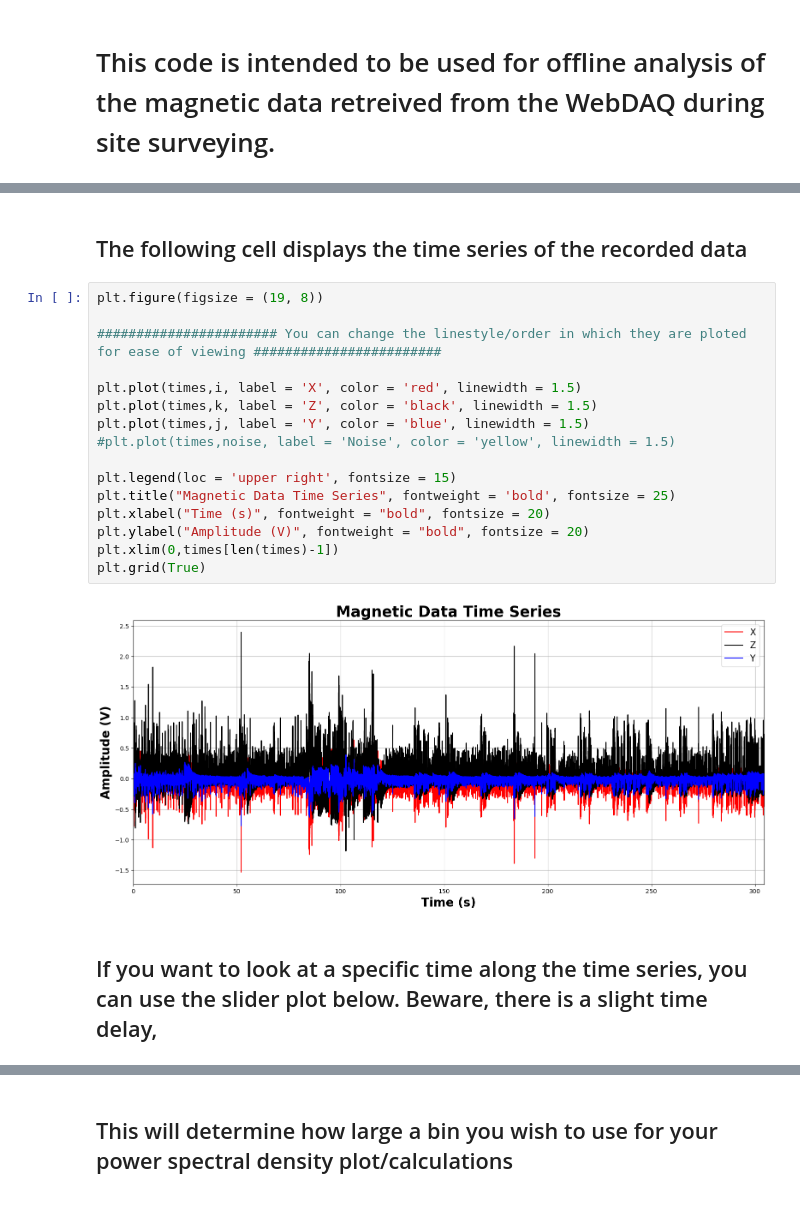
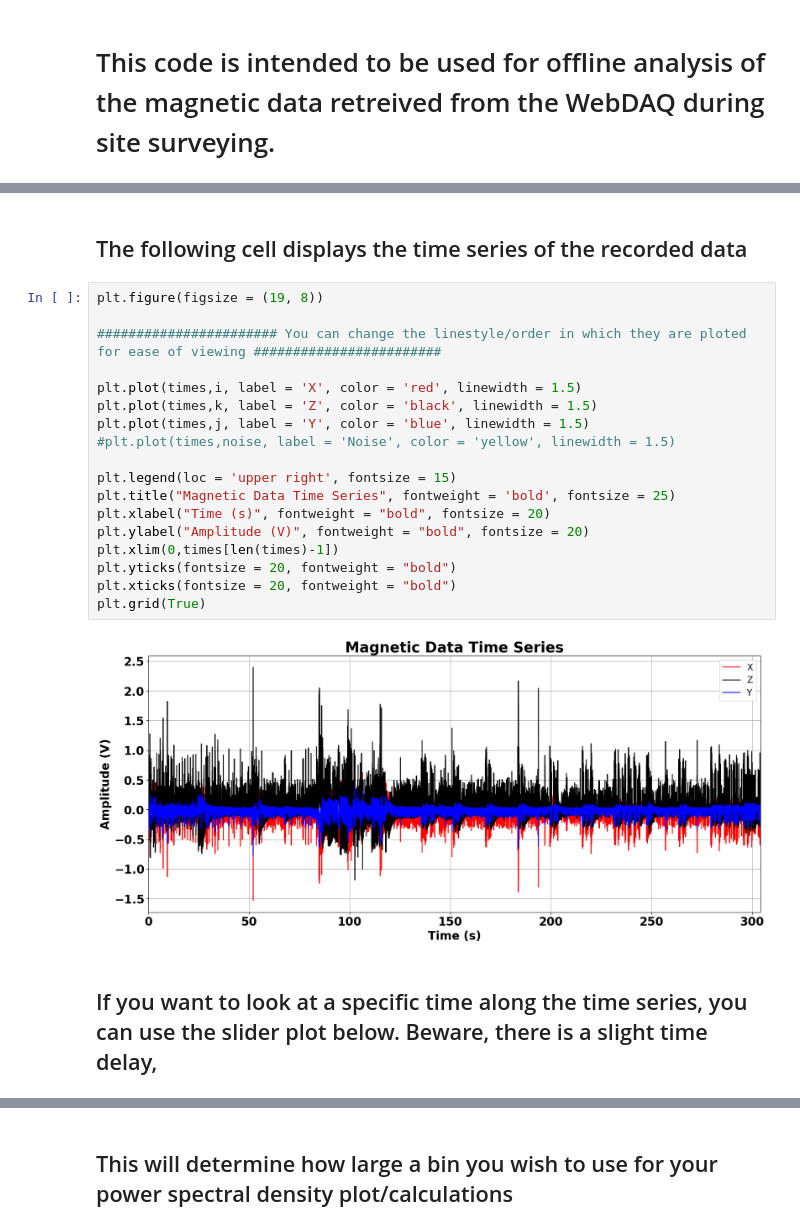
Before and after one commit to EquivocalBeing/CE_code, a Jupyter notebook: Magnetometer_Analysis.ipynb, the cells around one changed output, grey strips where cells are left out. Drawn from its saved outputs; the diff is of its cells as text.

```diff
--- a/Magnetometer_Analysis.ipynb
+++ b/Magnetometer_Analysis.ipynb
@@ -27,28 +27,30 @@ i = mag['Voltage X (V)']
 ############################################ This is the sample rate we used in testing ########################################
 mag_rate = 5120
 ############################################# If you used something else, put it here ##########################################
-# %% [markdown]
-## The following cell displays the time series of the recorded data
-# %%
-plt.figure(figsize = (19, 8))
-
-####################### You can change the linestyle/order in which they are ploted for ease of viewing ########################
-
-plt.plot(times,i, label = 'X', color = 'red', linewidth = 1.5)
-plt.plot(times,k, label = 'Z', color = 'black', linewidth = 1.5)
-plt.plot(times,j, label = 'Y', color = 'blue', linewidth = 1.5)
-#plt.plot(times,noise, label = 'Noise', color = 'yellow', linewidth = 1.5)
-
-plt.legend(loc = 'upper right', fontsize = 15)
-plt.title("Magnetic Data Time Series", fontweight = 'bold', fontsize = 25)
-plt.xlabel("Time (s)", fontweight = "bold", fontsize = 20)
-plt.ylabel("Amplitude (V)", fontweight = "bold", fontsize = 20)
-plt.xlim(0,times[len(times)-1])
-plt.grid(True)
-# %% [output]
-[figure, removed]
-# %% [markdown]
-## If you want to look at a specific time along the time series, you can use the slider plot below. Beware, there is a slight time delay,
+# %% [markdown]
+## The following cell displays the time series of the recorded data
+# %%
+plt.figure(figsize = (19, 8))
+
+####################### You can change the linestyle/order in which they are ploted for ease of viewing ########################
+
+plt.plot(times,i, label = 'X', color = 'red', linewidth = 1.5)
+plt.plot(times,k, label = 'Z', color = 'black', linewidth = 1.5)
+plt.plot(times,j, label = 'Y', color = 'blue', linewidth = 1.5)
+#plt.plot(times,noise, label = 'Noise', color = 'yellow', linewidth = 1.5)
+
+plt.legend(loc = 'upper right', fontsize = 15)
+plt.title("Magnetic Data Time Series", fontweight = 'bold', fontsize = 25)
+plt.xlabel("Time (s)", fontweight = "bold", fontsize = 20)
+plt.ylabel("Amplitude (V)", fontweight = "bold", fontsize = 20)
+plt.xlim(0,times[len(times)-1])
+plt.yticks(fontsize = 20, fontweight = "bold")
+plt.xticks(fontsize = 20, fontweight = "bold")
+plt.grid(True)
+# %% [output]
+[figure, added]
+# %% [markdown]
+## If you want to look at a specific time along the time series, you can use the slider plot below. Beware, there is a slight time delay,
 # %%
 Min = min(k.min(), j.min(), i.min())  ########################## This is to find the window height #############################
 Max = max(k.max(), j.max(), i.max())
```
Also changed, not shown: parts of 3 cells of this notebook, 1 other file.
